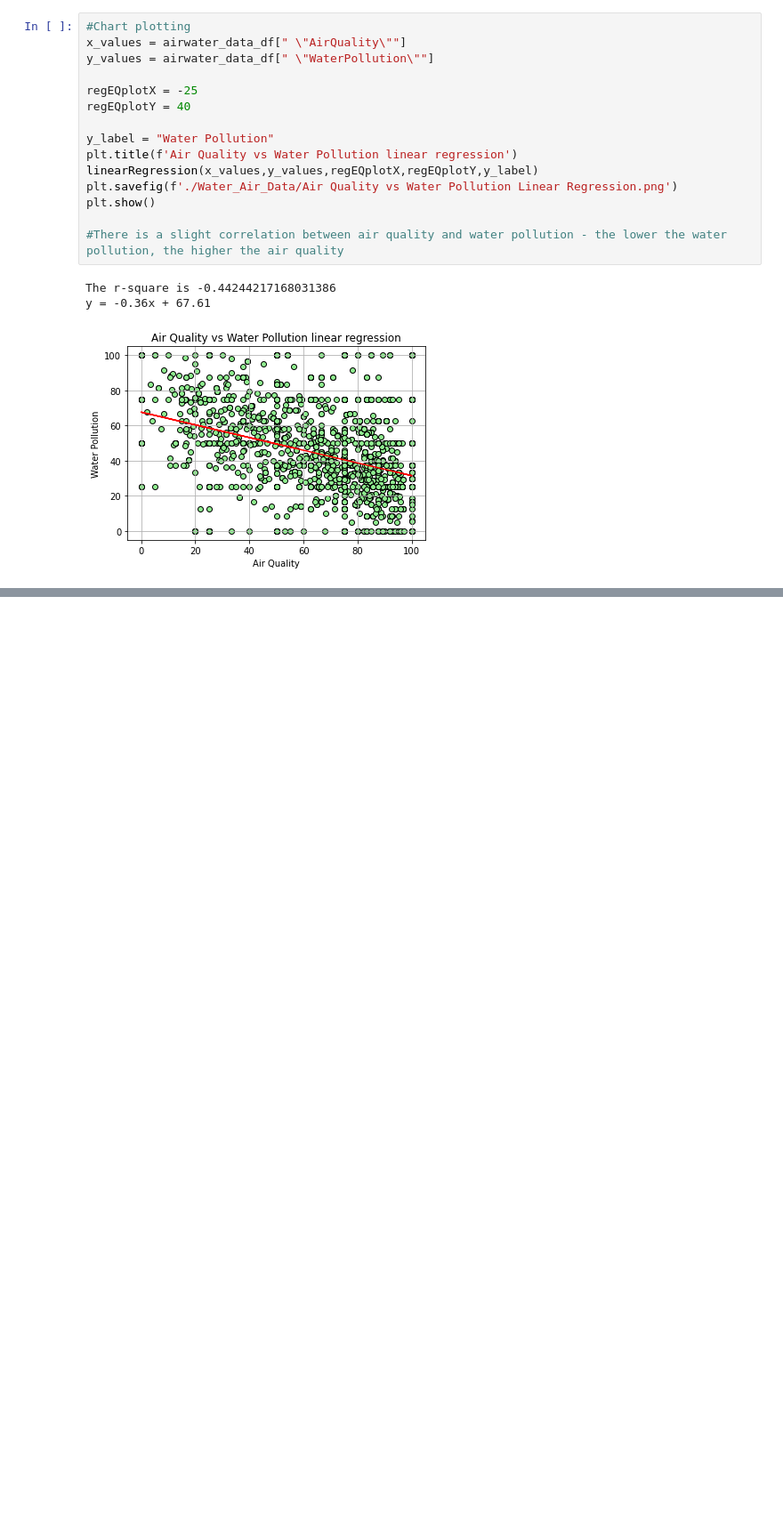
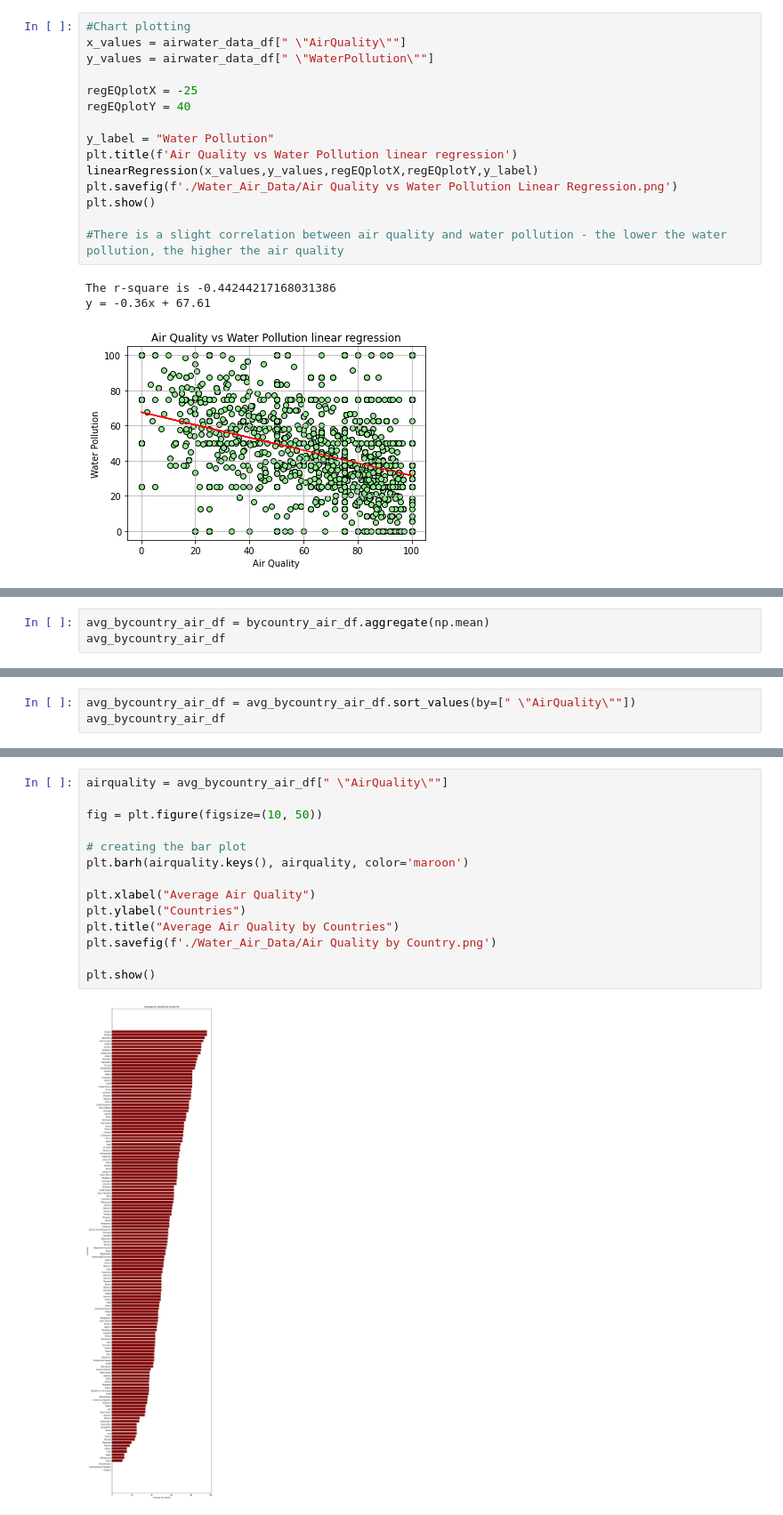
Before and after one commit to luonri11/project-1-repo, a Jupyter notebook: AirWaterComparison.ipynb, the cells around one changed output, grey strips where cells are left out. Shown at 89% size. Cells and saved outputs as stored; diff of their text form; blank space fills up the shorter version.

```diff
--- a/AirWaterComparison.ipynb
+++ b/AirWaterComparison.ipynb
@@ -95,0 +224,3 @@ y = -0.36x + 67.61
+# %%
+avg_bycountry_air_df = bycountry_air_df.aggregate(np.mean)
+avg_bycountry_air_df
@@ -95,0 +242,3 @@ y = -0.36x + 67.61
+# %%
+avg_bycountry_air_df = avg_bycountry_air_df.sort_values(by=[" \"AirQuality\""])
+avg_bycountry_air_df
@@ -95,0 +260,16 @@ y = -0.36x + 67.61
+# %%
+airquality = avg_bycountry_air_df[" \"AirQuality\""]
+
+fig = plt.figure(figsize=(10, 50))
+
+# creating the bar plot
+plt.barh(airquality.keys(), airquality, color='maroon')
+
+plt.xlabel("Average Air Quality")
+plt.ylabel("Countries")
+plt.title("Average Air Quality by Countries")
+plt.savefig(f'./Water_Air_Data/Air Quality by Country.png')
+
+plt.show()
+# %% [output]
+[figure, added]
```
Also changed, not shown: parts of 9 cells of this notebook, 4 other files.
